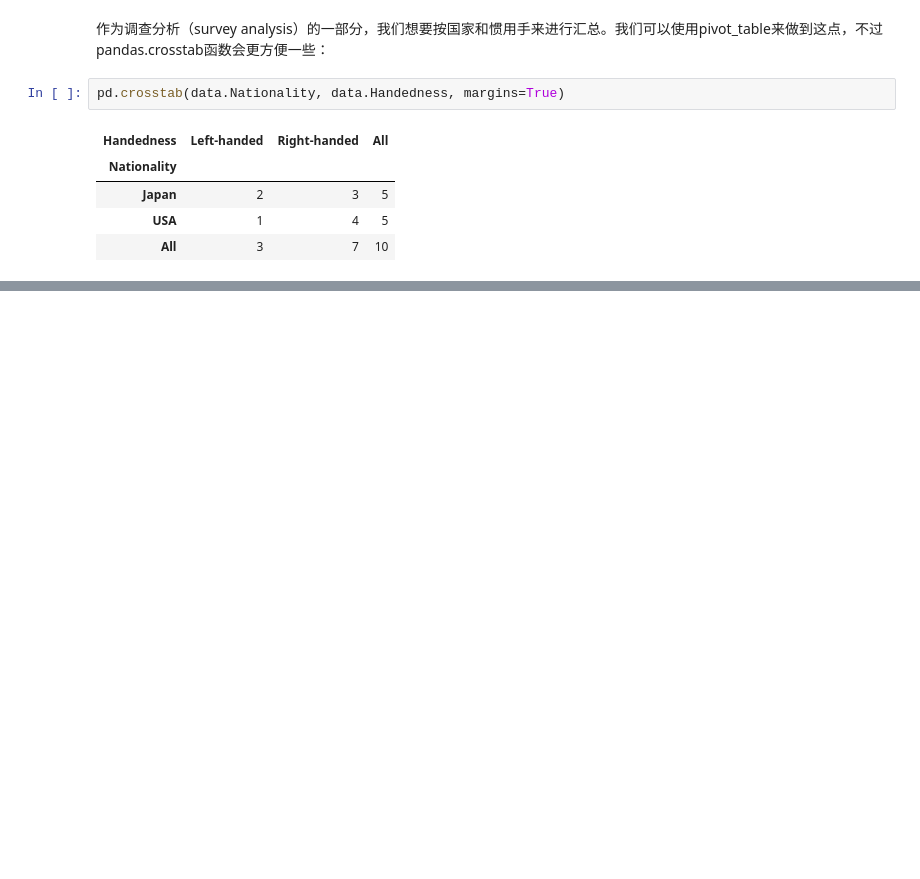
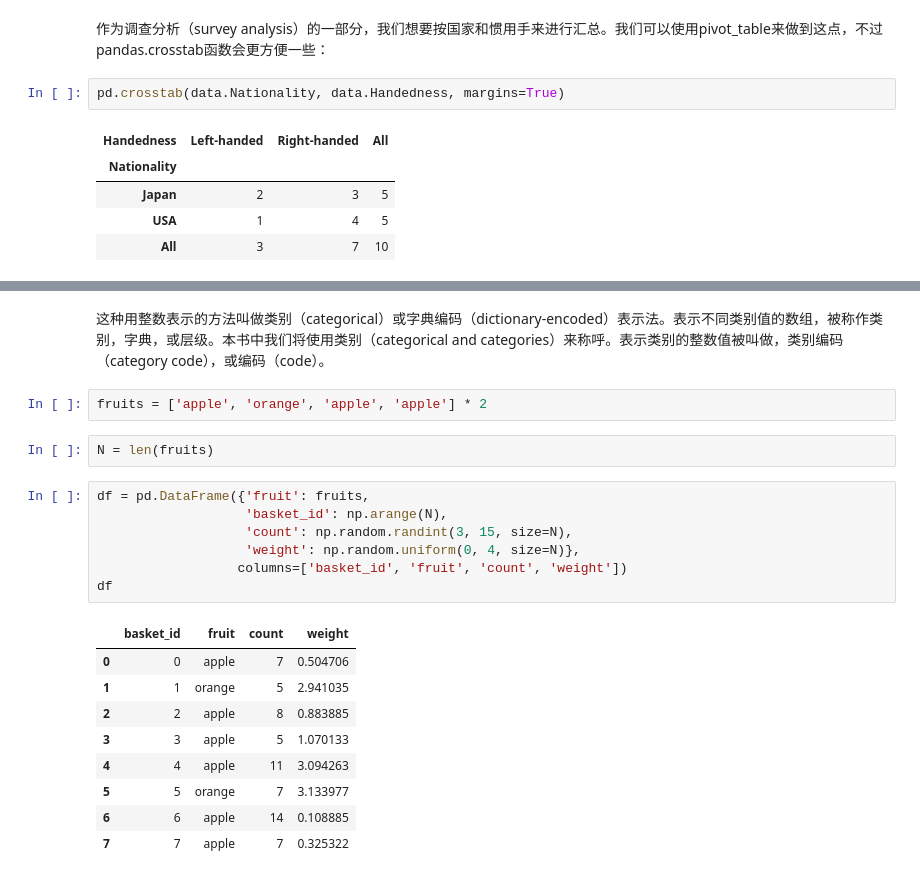
Before and after one commit to zzhhoubin/pydata, a Jupyter notebook: pandas.ipynb, the cells around one changed output, grey strips where cells are left out. Drawn from its saved outputs; the diff is of its cells as text; blank space fills up the shorter version.

Commit message:
Categorical Data（类别数据）

```diff
--- a/pandas.ipynb
+++ b/pandas.ipynb
@@ -2679,0 +2751,23 @@ pd.crosstab(data.Nationality, data.Handedness, margins=True)
+# %% [markdown]
+这种用整数表示的方法叫做类别（categorical）或字典编码（dictionary-encoded）表示法。表示不同类别值的数组，被称作类别，字典，或层级。本书中我们将使用类别（categorical and categories）来称呼。表示类别的整数值被叫做，类别编码（category code），或编码（code）。
+# %%
+fruits = ['apple', 'orange', 'apple', 'apple'] * 2
+# %%
+N = len(fruits)
+# %%
+df = pd.DataFrame({'fruit': fruits,
+                   'basket_id': np.arange(N),
+                   'count': np.random.randint(3, 15, size=N),
+                   'weight': np.random.uniform(0, 4, size=N)},
+                  columns=['basket_id', 'fruit', 'count', 'weight'])
+df
+# %% [output]
+|  | basket_id | fruit | count | weight |
+| 0 | 0 | apple | 7 | 0.504706 |
+| 1 | 1 | orange | 5 | 2.941035 |
+| 2 | 2 | apple | 8 | 0.883885 |
+| 3 | 3 | apple | 5 | 1.070133 |
+| 4 | 4 | apple | 11 | 3.094263 |
+| 5 | 5 | orange | 7 | 3.133977 |
+| 6 | 6 | apple | 14 | 0.108885 |
+| 7 | 7 | apple | 7 | 0.325322 |
```
Also changed, not shown: parts of 120 cells of this notebook.
